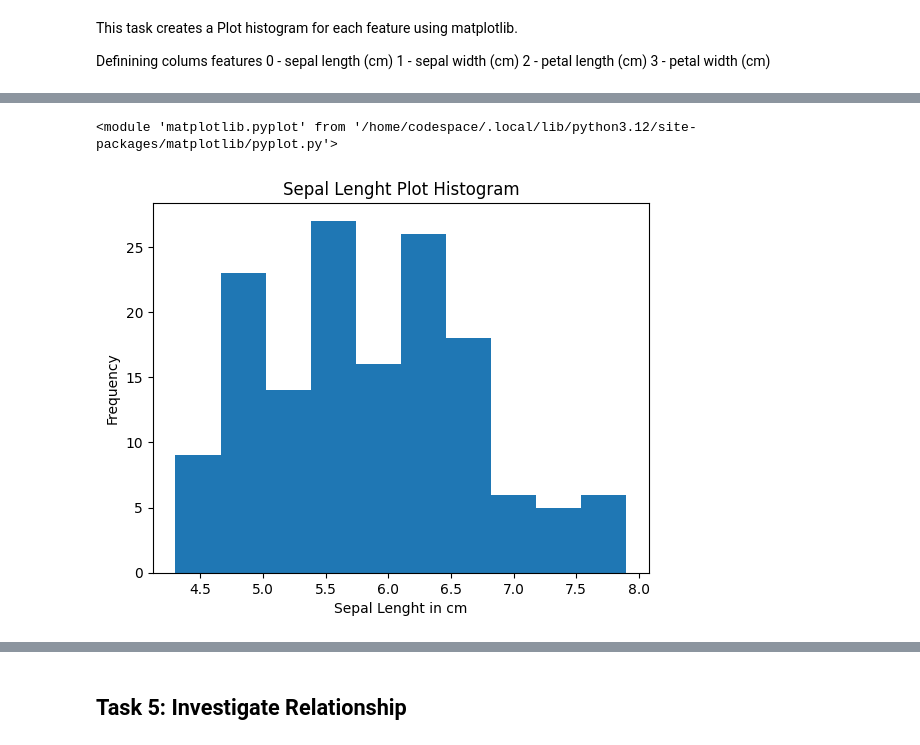
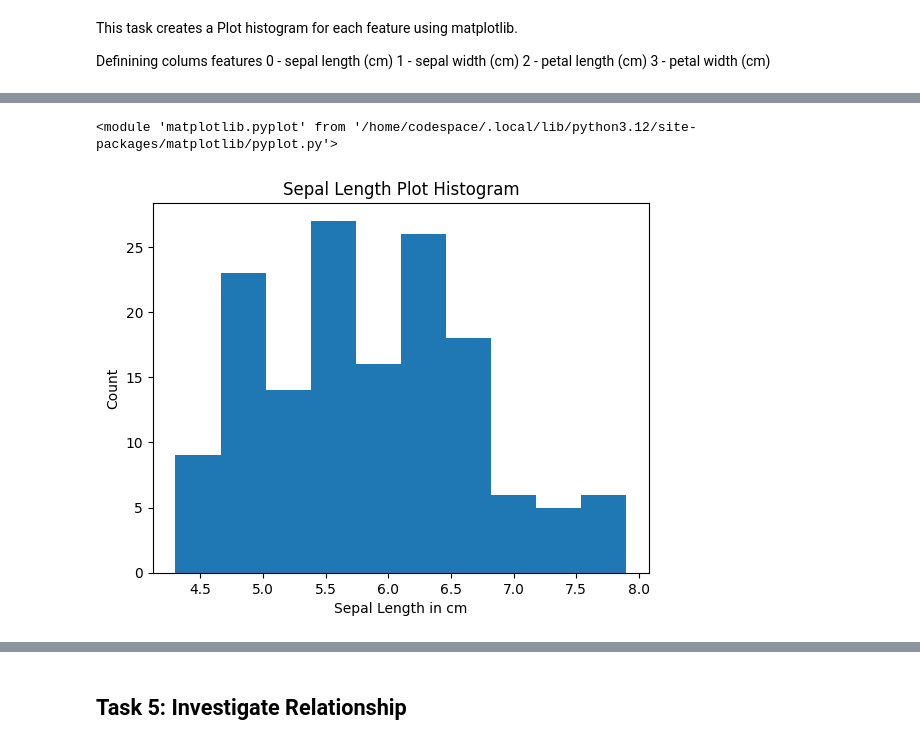
Before and after one commit to filipavinagre/principles_of_data_analytics, a Jupyter notebook: tasks.ipynb, the cells around one changed output, grey strips where cells are left out. Drawn from its saved outputs; the diff is of its cells as text; code cells hidden in the pictures.

```diff
--- a/tasks.ipynb
+++ b/tasks.ipynb
@@ -81,9 +73,3 @@ import numpy as np
-# %%
-# Import Iris Dataset.
-from sklearn.datasets import load_iris
-
-# Load Iris Dataset.
-iris = load_iris()
 # %%
 # Creates Dataframe
 df = pd.DataFrame(iris.data, columns=('sepal length (cm)','sepal width (cm)','petal length (cm)','petal width (cm)'))
@@ -196,21 +228,23 @@ array([5.1, 4.9, 4.7, 4.6, 5. , 5.4, 4.6, 5. , 4.4, 4.9, 5.4, 4.8, 4.8,
 # %%
 # Plot Histogram
+
 plt.hist(sepal_length)
 
-plt.xlabel("Sepal Lenght in cm")
 
-plt.ylabel("Frequency")
+plt.xlabel("Sepal Length in cm")
 
-plt.title("Sepal Lenght Plot Histogram")
+plt.ylabel("Count")
+
+plt.title("Sepal Length Plot Histogram")
 
 # show
 plt
 
 
 # https://www.w3schools.com/python/matplotlib_histograms.asp
 # %% [output]
 <module 'matplotlib.pyplot' from '/home/codespace/.local/lib/python3.12/site-packages/matplotlib/pyplot.py'>
-[figure, old version]
+[figure, new version]
 # %%
 # sepal width
 
```
Also changed, not shown: parts of 27 cells of this notebook, 1 other file.
